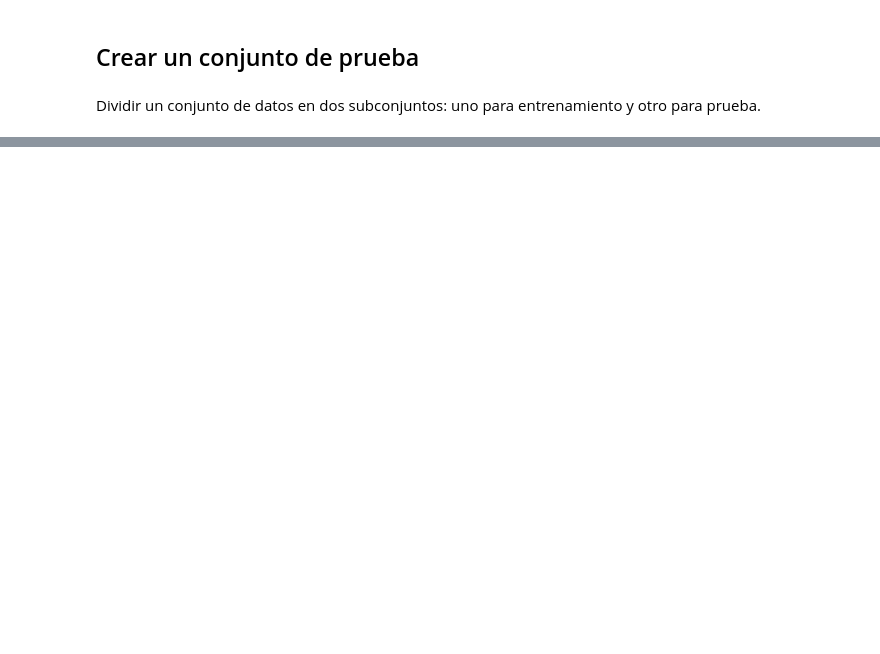
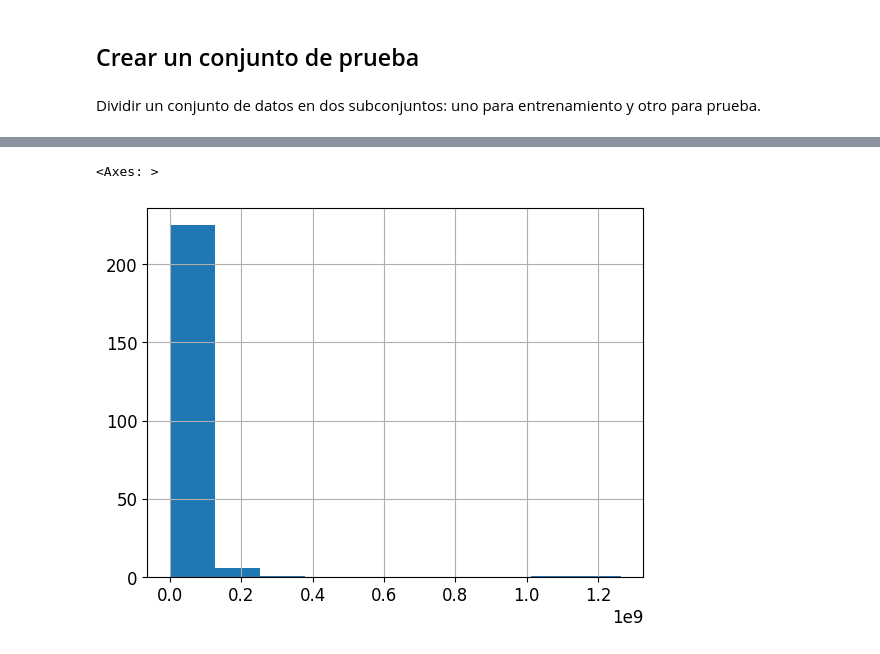
Before and after one commit to Sebastian-Landeo/Predecir-Poblaci-n-Mundial-ML, a Jupyter notebook: PredecirPoblaciónMundial_MachineLearning.ipynb, the cells around one changed output, grey strips where cells are left out. Drawn from its saved outputs; the diff is of its cells as text; code cells hidden in the pictures; blank space fills up the shorter version.

```diff
--- a/PredecirPoblaciónMundial_MachineLearning.ipynb
+++ b/PredecirPoblaciónMundial_MachineLearning.ipynb
@@ -241,0 +334,5 @@ Dividir un conjunto de datos en dos subconjuntos: uno para entrenamiento y otro
+# %%
+data_com["pop2000"].hist()
+# %% [output]
+<Axes: >
+[figure, added]
```
Also changed, not shown: parts of 35 cells of this notebook.
